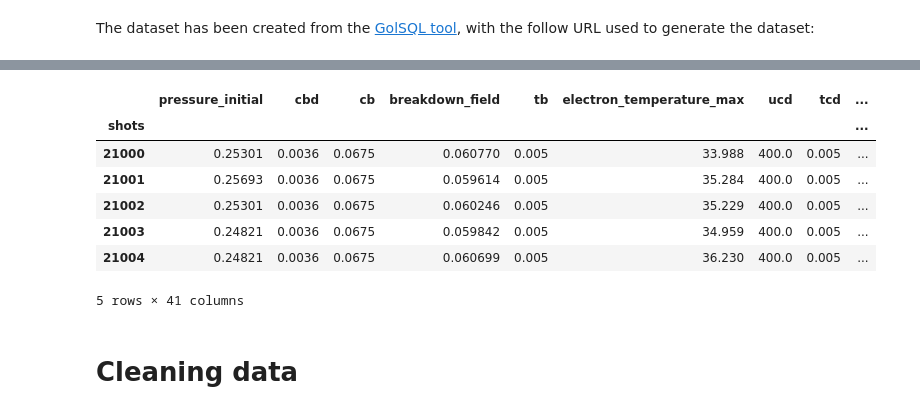
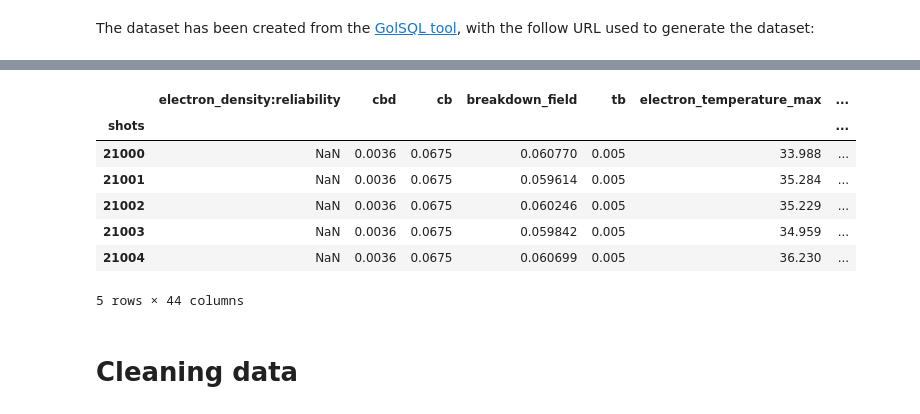
Before and after one commit to jhillairet/GOLEM, a Jupyter notebook: GOLEM_Estimating the best parameter set to maximize something.ipynb, the cells around one changed output, grey strips where cells are left out. Cells and saved outputs as stored; diff of their text form; code cells hidden in the pictures.

```diff
--- a/GOLEM_Estimating the best parameter set to maximize something.ipynb
+++ b/GOLEM_Estimating the best parameter set to maximize something.ipynb
@@ -13,18 +13,18 @@ import pandas as pd
 import seaborn
 import numpy as np
 # %%
-dataset = pd.read_csv('close_shots.txt', delimiter='\s+', index_col='shots')
+dataset_orig = pd.read_csv('close_shots.txt', delimiter='\s+', index_col='shots')
 # %%
-dataset.head()
+dataset_orig.head()
 # %% [output]
-|  | pressure_initial | cbd | cb | breakdown_field | tb | electron_temperature_max | ucd | tcd | ... |
-| shots |  |  |  |  |  |  |  |  | ... |
-| 21000 | 0.25301 | 0.0036 | 0.0675 | 0.060770 | 0.005 | 33.988 | 400.0 | 0.005 | ... |
-| 21001 | 0.25693 | 0.0036 | 0.0675 | 0.059614 | 0.005 | 35.284 | 400.0 | 0.005 | ... |
-| 21002 | 0.25301 | 0.0036 | 0.0675 | 0.060246 | 0.005 | 35.229 | 400.0 | 0.005 | ... |
-| 21003 | 0.24821 | 0.0036 | 0.0675 | 0.059842 | 0.005 | 34.959 | 400.0 | 0.005 | ... |
-| 21004 | 0.24821 | 0.0036 | 0.0675 | 0.060699 | 0.005 | 36.230 | 400.0 | 0.005 | ... |
+|  | electron_density:reliability | cbd | cb | breakdown_field | tb | electron_temperature_max | ... |
+| shots |  |  |  |  |  |  | ... |
+| 21000 | NaN | 0.0036 | 0.0675 | 0.060770 | 0.005 | 33.988 | ... |
+| 21001 | NaN | 0.0036 | 0.0675 | 0.059614 | 0.005 | 35.284 | ... |
+| 21002 | NaN | 0.0036 | 0.0675 | 0.060246 | 0.005 | 35.229 | ... |
+| 21003 | NaN | 0.0036 | 0.0675 | 0.059842 | 0.005 | 34.959 | ... |
+| 21004 | NaN | 0.0036 | 0.0675 | 0.060699 | 0.005 | 36.230 | ... |
-5 rows × 41 columns
+5 rows × 44 columns
 # %% [markdown]
 # Cleaning data
 # %% [markdown]
```
Also changed, not shown: parts of 24 cells of this notebook, 1 other file.
